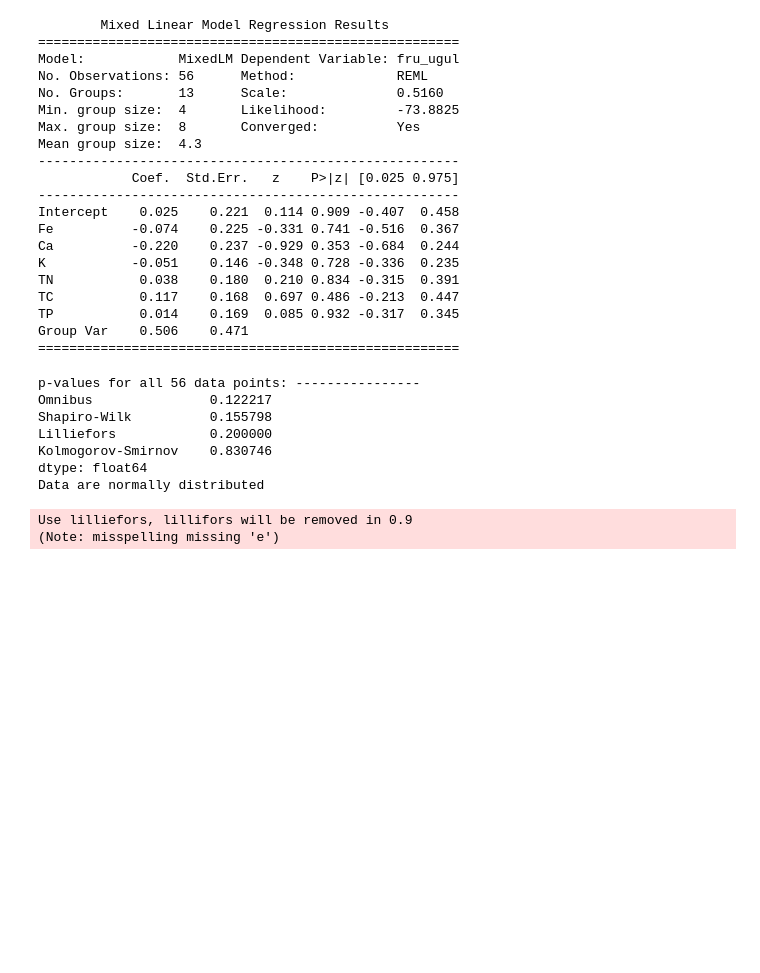
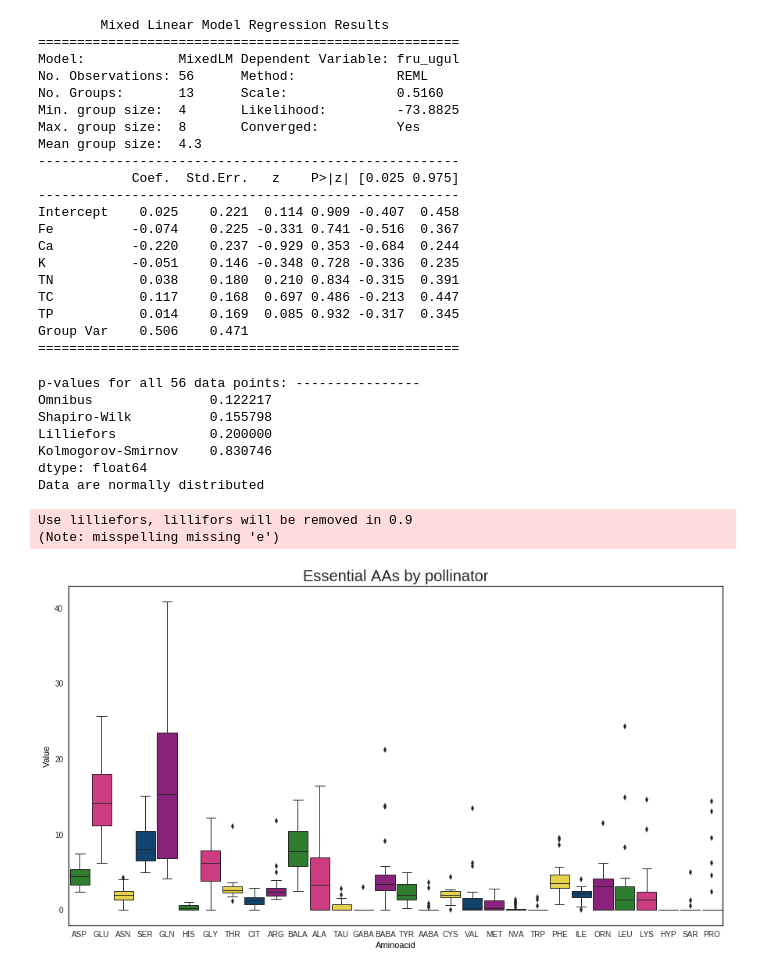
Before and after one commit to AgataRoguz/projekty_uw, a Jupyter notebook: polemonium/aminoacids.ipynb, the cells around one changed output. Saved outputs shown, nothing was run; the diff lists cells and outputs as text; code cells hidden in the pictures; blank space fills up the shorter version.

Commit message:
boxplot

```diff
--- a/polemonium/aminoacids.ipynb
+++ b/polemonium/aminoacids.ipynb
@@ -468,3 +467,19 @@ dtype: float64
 Data are normally distributed
 Use lilliefors, lillifors will be removed in 0.9
 (Note: misspelling missing 'e')
+# %%
+plt.figure(figsize=(15,8))
+sns.set_style("white")
+ax = sns.boxplot(x="variable", y="value", data=aminokwasy, linewidth=1, width=0.9,
+                 palette=["#228B22", "#e5247e", "#ffe732", "#00447C","#991188"])
+plt.xlabel("Aminoacid")
+plt.ylabel("Value")
+plt.legend(title="Loc")
+plt.title("Essential AAs by pollinator", fontsize=20)
+#ax.set_facecolor('white')
+ax.yaxis.label.set_color('k')
+ax.xaxis.label.set_color('k')
+#ax.set_ylim(0,3000)
+plt.show()
+# %% [output]
+[figure, added]
```
Also changed, not shown: parts of 1 cell of this notebook.
